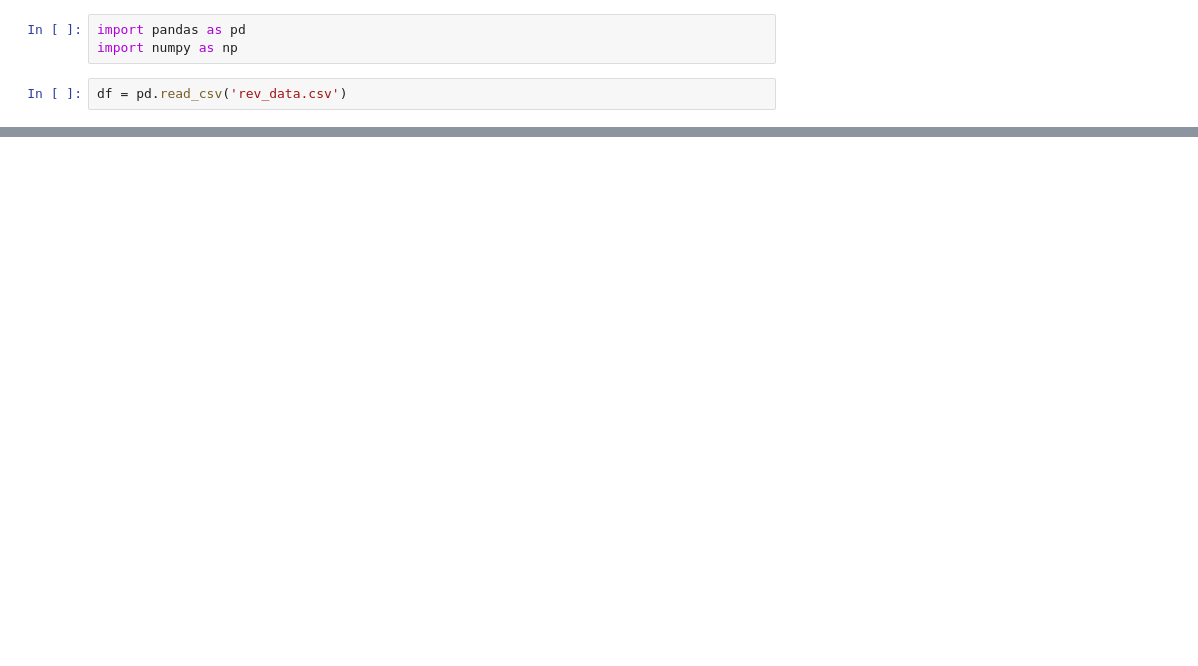
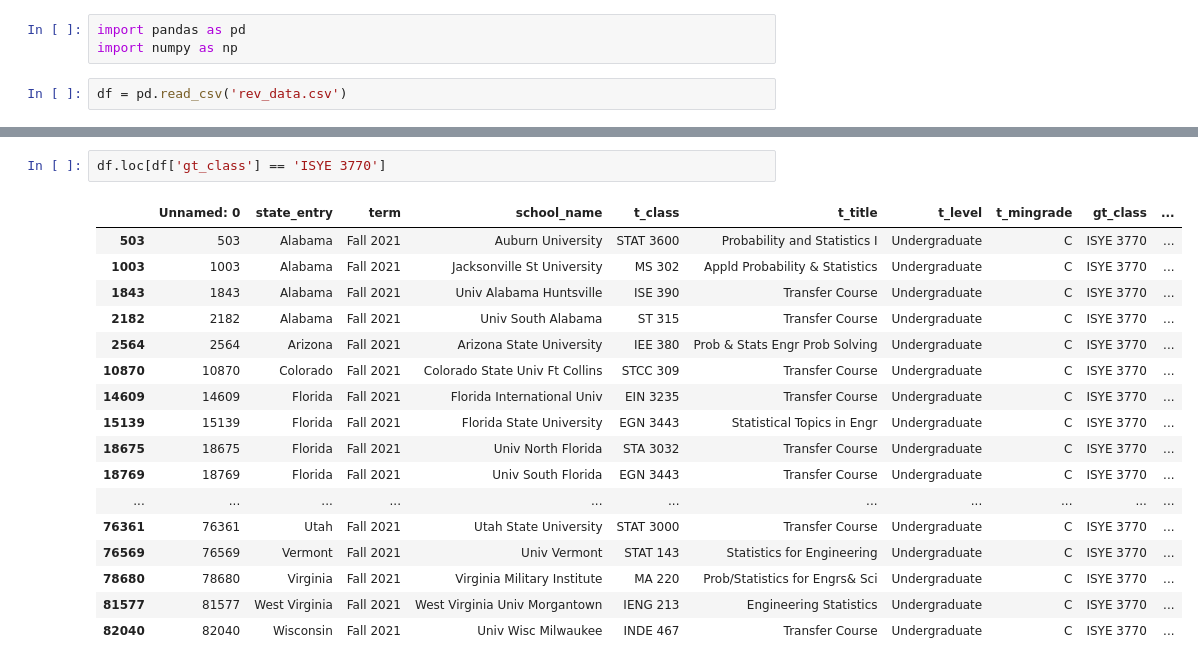
Before and after one commit to dtharumia/gt-what-transfers, a Jupyter notebook: Analysis.ipynb, the cells around one changed output, grey strips where cells are left out. Saved outputs shown, nothing was run; the diff lists cells and outputs as text; blank space fills up the shorter version.

```diff
--- a/Analysis.ipynb
+++ b/Analysis.ipynb
@@ -43,0 +29,20 @@ df.loc[df['gt_class'] == 'MATH  2551']
+# %%
+df.loc[df['gt_class'] == 'ISYE 3770']
+# %% [output]
+|  | Unnamed: 0 | state_entry | term | school_name | t_class | t_title | t_level | t_mingrade | gt_class | ... |
+| 503 | 503 | Alabama | Fall 2021 | Auburn University | STAT 3600 | Probability and Statistics I | Undergraduate | C | ISYE 3770 | ... |
+| 1003 | 1003 | Alabama | Fall 2021 | Jacksonville St University | MS 302 | Appld Probability & Statistics | Undergraduate | C | ISYE 3770 | ... |
+| 1843 | 1843 | Alabama | Fall 2021 | Univ Alabama Huntsville | ISE 390 | Transfer Course | Undergraduate | C | ISYE 3770 | ... |
+| 2182 | 2182 | Alabama | Fall 2021 | Univ South Alabama | ST 315 | Transfer Course | Undergraduate | C | ISYE 3770 | ... |
+| 2564 | 2564 | Arizona | Fall 2021 | Arizona State University | IEE 380 | Prob & Stats Engr Prob Solving | Undergraduate | C | ISYE 3770 | ... |
+| 10870 | 10870 | Colorado | Fall 2021 | Colorado State Univ Ft Collins | STCC 309 | Transfer Course | Undergraduate | C | ISYE 3770 | ... |
+| 14609 | 14609 | Florida | Fall 2021 | Florida International Univ | EIN 3235 | Transfer Course | Undergraduate | C | ISYE 3770 | ... |
+| 15139 | 15139 | Florida | Fall 2021 | Florida State University | EGN 3443 | Statistical Topics in Engr | Undergraduate | C | ISYE 3770 | ... |
+| 18675 | 18675 | Florida | Fall 2021 | Univ North Florida | STA 3032 | Transfer Course | Undergraduate | C | ISYE 3770 | ... |
+| 18769 | 18769 | Florida | Fall 2021 | Univ South Florida | EGN 3443 | Transfer Course | Undergraduate | C | ISYE 3770 | ... |
+| ... | ... | ... | ... | ... | ... | ... | ... | ... | ... | ... |
+| 76361 | 76361 | Utah | Fall 2021 | Utah State University | STAT 3000 | Transfer Course | Undergraduate | C | ISYE 3770 | ... |
+| 76569 | 76569 | Vermont | Fall 2021 | Univ Vermont | STAT 143 | Statistics for Engineering | Undergraduate | C | ISYE 3770 | ... |
+| 78680 | 78680 | Virginia | Fall 2021 | Virginia Military Institute | MA 220 | Prob/Statistics for Engrs& Sci | Undergraduate | C | ISYE 3770 | ... |
+| 81577 | 81577 | West Virginia | Fall 2021 | West Virginia Univ Morgantown | IENG 213 | Engineering Statistics | Undergraduate | C | ISYE 3770 | ... |
+| 82040 | 82040 | Wisconsin | Fall 2021 | Univ Wisc Milwaukee | INDE 467 | Transfer Course | Undergraduate | C | ISYE 3770 | ... |
```
Also changed, not shown: parts of 8 cells of this notebook.
